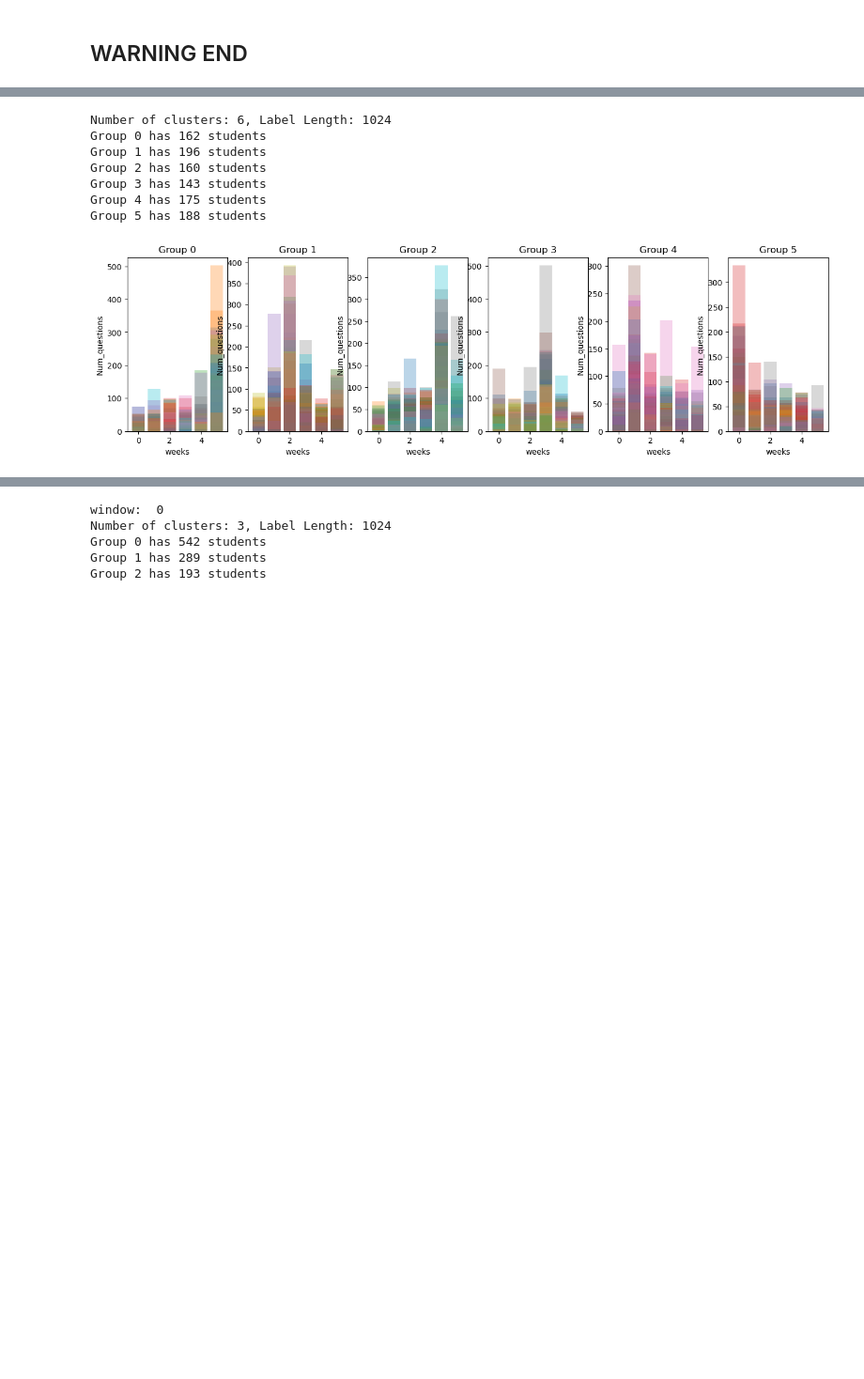
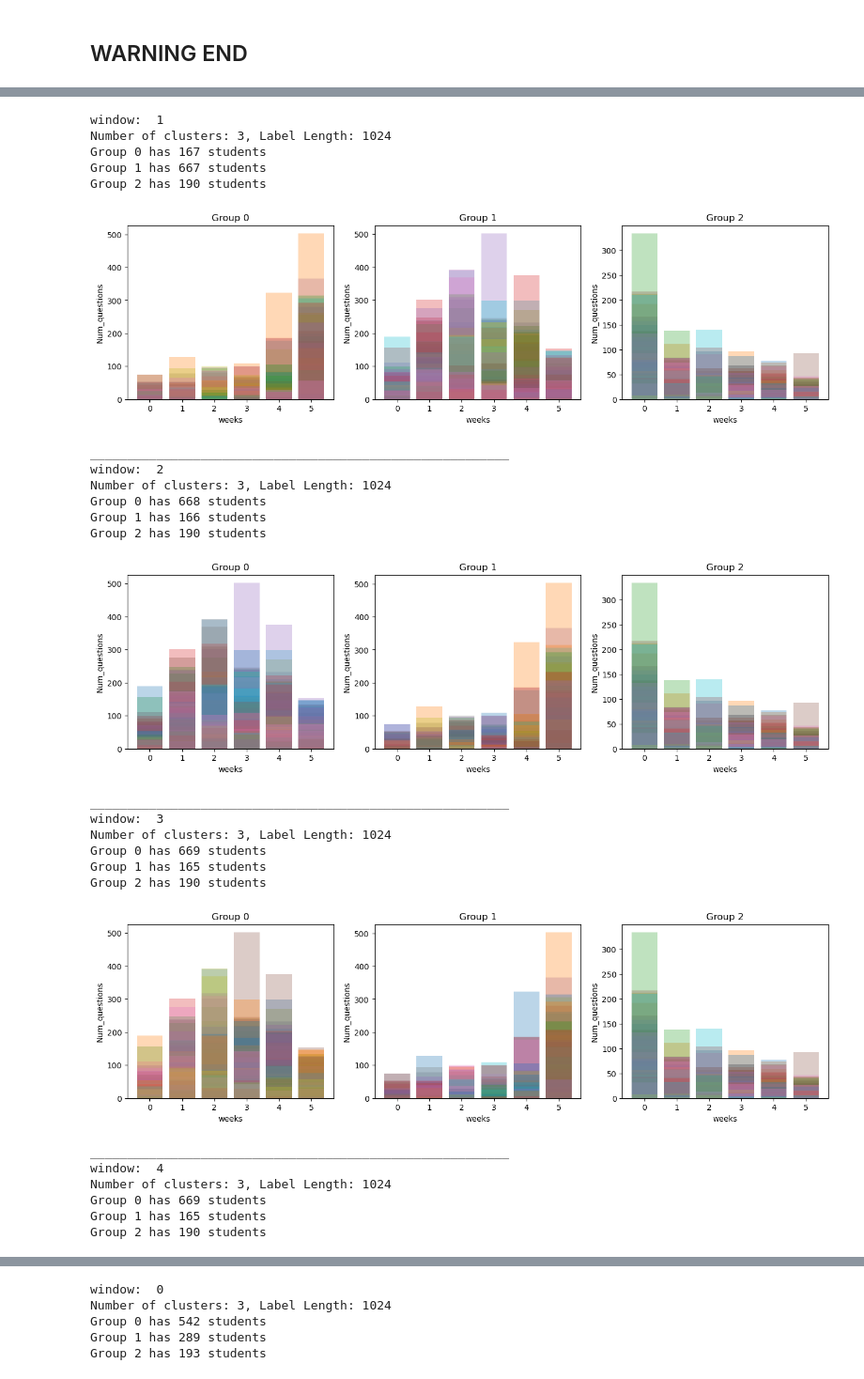
Before and after one commit to ML4BD/final-submission-uclumasa, a Jupyter notebook: lernnavi_clustering_efforts.ipynb, the cells around one changed output, grey strips where cells are left out. Shown: that part at 94% size. Saved outputs shown, nothing was run; the diff lists cells and outputs as text; code cells hidden in the pictures; blank space fills up the shorter version.

```diff
--- a/lernnavi_clustering_efforts.ipynb
+++ b/lernnavi_clustering_efforts.ipynb
@@ -146,6 +146,10 @@ for gamma in vis.tqdm(gammas, desc='Sweeping gammas'):
 # %%
 import pandas as pd
 def get_original_rows(user_ids, labels, original_df, min_weeks=6):
+    """
+    This function is used to get the non-scaled version of the data, in the case that cluster.prepare_data() function
+    was used with scaled=True
+    """
     temp = original_df.merge(pd.DataFrame({'user_id': user_ids, 'cluster': labels}), on='user_id', how='inner')
     temp = temp[temp['weeks_since_first_transaction'] < min_weeks]
     temp = (temp.sort_values(['user_id', 'weeks_since_first_transaction'], ascending=True)
@@ -162,8 +166,8 @@ D_for_window = {
     window: cluster.get_distance_matrix(data, metric='dtw', window=window) if window != 0 else cluster.get_distance_matrix(data, metric='e') for window in windows
 }
 # %%
-gamma = 4
-k = 3
+gamma = 5
+k = 4
 window = 0
 S = cluster.get_affinity_matrix(D_for_window[window], gamma) # Get similarity matrix, gamma is the parameter for the exponential function, higher gamma means points that are further away will be more similar
 W = cluster.get_adjacency(S) # From this similarity matrix we get the adjacency matrix, i.e. the matrix that contains the edges between the nodes, meaning we construct a graph
@@ -178,17 +183,39 @@ Group 2 has 541 students
 # %%
-gamma = 4
-k = 6
-window = 0
-S = cluster.get_affinity_matrix(D_for_window[window], gamma) # Get similarity matrix, gamma is the parameter for the exponential function, higher gamma means points that are further away will be more similar
-W = cluster.get_adjacency(S) # From this similarity matrix we get the adjacency matrix, i.e. the matrix that contains the edges between the nodes, meaning we construct a graph
-kmeans, proj_X, eigenvals_sorted = cluster.spectral_clustering(W, k)
-cluster.visualize_clusters(get_original_rows(user_ids, kmeans.labels_, mastery_df_german, 6), kmeans.labels_, 6)
+gamma = 5
+k = 3
+for window in windows:
+    if window == 0: continue
+    print("window: ", window)
+    D = D_for_window[window]
+    S = cluster.get_affinity_matrix(D, gamma)
+    W = cluster.get_adjacency(S)
+    kmeans, proj_X, eigenvals_sorted = cluster.spectral_clustering(W, k)
+    cluster.visualize_clusters(get_original_rows(user_ids, kmeans.labels_, mastery_df_german, 6), kmeans.labels_, 6)
+    print("_________________________________________________________")
 # %% [output]
-Number of clusters: 6, Label Length: 1024
-Group 0 has 162 students
-Group 1 has 196 students
-Group 2 has 160 students
-Group 3 has 143 students
-Group 4 has 175 students
-Group 5 has 188 students
+window:  1
+Number of clusters: 3, Label Length: 1024
+Group 0 has 167 students
+Group 1 has 667 students
+Group 2 has 190 students
-[figure, old version]
+[figure, new version]
+_________________________________________________________
+window:  2
+Number of clusters: 3, Label Length: 1024
+Group 0 has 668 students
+Group 1 has 166 students
+Group 2 has 190 students
+[figure, added]
+_________________________________________________________
+window:  3
+Number of clusters: 3, Label Length: 1024
+Group 0 has 669 students
+Group 1 has 165 students
+Group 2 has 190 students
+[figure, added]
+_________________________________________________________
+window:  4
+Number of clusters: 3, Label Length: 1024
+Group 0 has 669 students
+Group 1 has 165 students
+Group 2 has 190 students
```
Also changed, not shown: parts of 2 cells of this notebook.
